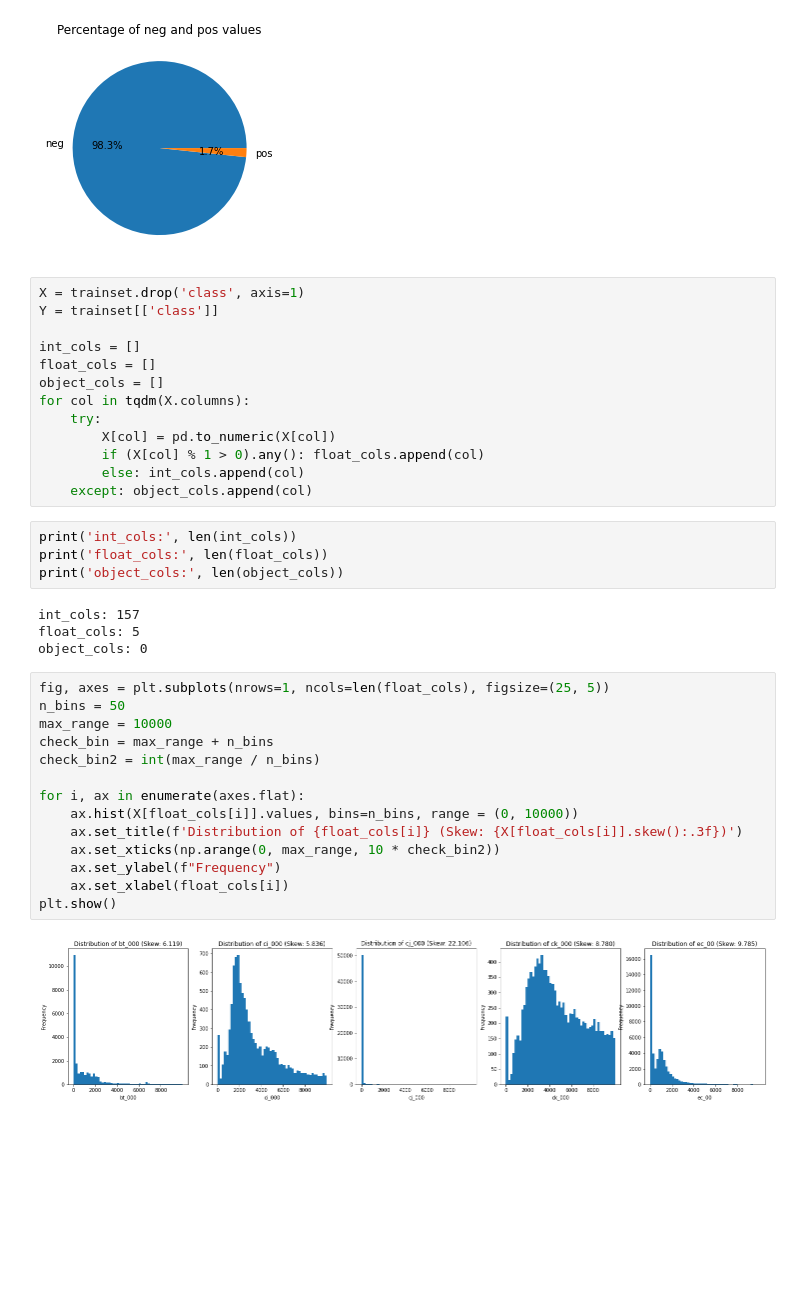
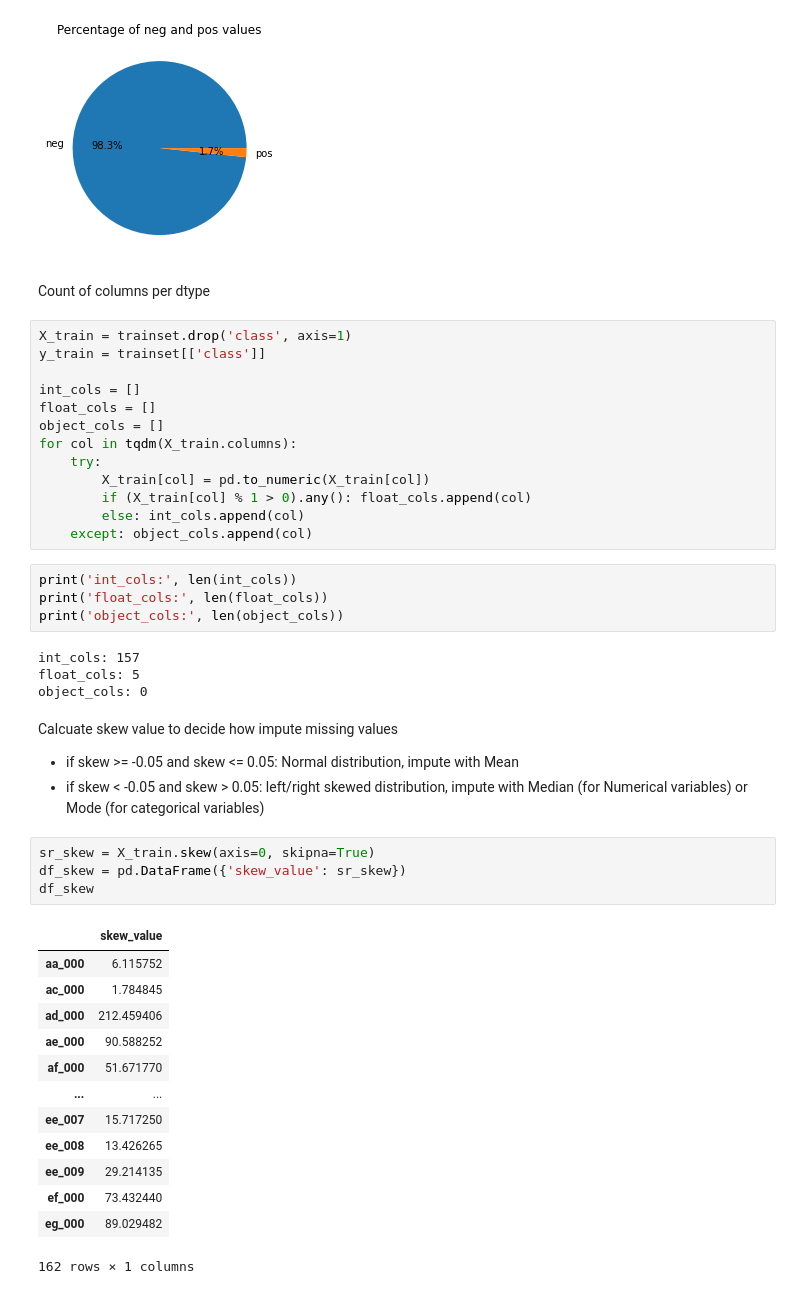
Before and after one commit to medso0018/CovTypeGridSearch, a Jupyter notebook: notebooks/apsFailure.ipynb, the cells around one changed output. Saved outputs shown, nothing was run; the diff lists cells and outputs as text; blank space fills up the shorter version.

```diff
--- a/notebooks/apsFailure.ipynb
+++ b/notebooks/apsFailure.ipynb
@@ -130,17 +153,19 @@ plt.title('Percentage of neg and pos values')
 plt.show()
 # %% [output]
 [figure]
+# %% [markdown]
+Count of columns per dtype
 # %%
-X = trainset.drop('class', axis=1)
-Y = trainset[['class']]
+X_train = trainset.drop('class', axis=1)
+y_train = trainset[['class']]
 
 int_cols = []
 float_cols = []
 object_cols = []
-for col in tqdm(X.columns):
+for col in tqdm(X_train.columns):
     try:
-        X[col] = pd.to_numeric(X[col])
-        if (X[col] % 1 > 0).any(): float_cols.append(col)
+        X_train[col] = pd.to_numeric(X_train[col])
+        if (X_train[col] % 1 > 0).any(): float_cols.append(col)
         else: int_cols.append(col)
     except: object_cols.append(col)
 # %%
@@ -151,19 +176,25 @@ print('object_cols:', len(object_cols))
 int_cols: 157
 float_cols: 5
 object_cols: 0
-# %%
-fig, axes = plt.subplots(nrows=1, ncols=len(float_cols), figsize=(25, 5))
-n_bins = 50
-max_range = 10000
-check_bin = max_range + n_bins
-check_bin2 = int(max_range / n_bins)
-
-for i, ax in enumerate(axes.flat):
-    ax.hist(X[float_cols[i]].values, bins=n_bins, range = (0, 10000))
-    ax.set_title(f'Distribution of {float_cols[i]} (Skew: {X[float_cols[i]].skew():.3f})')
-    ax.set_xticks(np.arange(0, max_range, 10 * check_bin2))
-    ax.set_ylabel(f"Frequency")
-    ax.set_xlabel(float_cols[i])
-plt.show()
-# %% [output]
-[figure, removed]
+# %% [markdown]
+Calcuate skew value to decide how impute missing values
+- if skew >= -0.05 and skew <= 0.05: Normal distribution, impute with Mean
+- if skew < -0.05 and skew > 0.05: left/right skewed distribution, impute with Median (for Numerical variables) or Mode (for categorical variables)
+# %%
+sr_skew = X_train.skew(axis=0, skipna=True)
+df_skew = pd.DataFrame({'skew_value': sr_skew})
+df_skew
+# %% [output]
+|  | skew_value |
+| aa_000 | 6.115752 |
+| ac_000 | 1.784845 |
+| ad_000 | 212.459406 |
+| ae_000 | 90.588252 |
+| af_000 | 51.671770 |
+| ... | ... |
+| ee_007 | 15.717250 |
+| ee_008 | 13.426265 |
+| ee_009 | 29.214135 |
+| ef_000 | 73.432440 |
+| eg_000 | 89.029482 |
+162 rows × 1 columns
```
Also changed, not shown: parts of 36 cells of this notebook.
